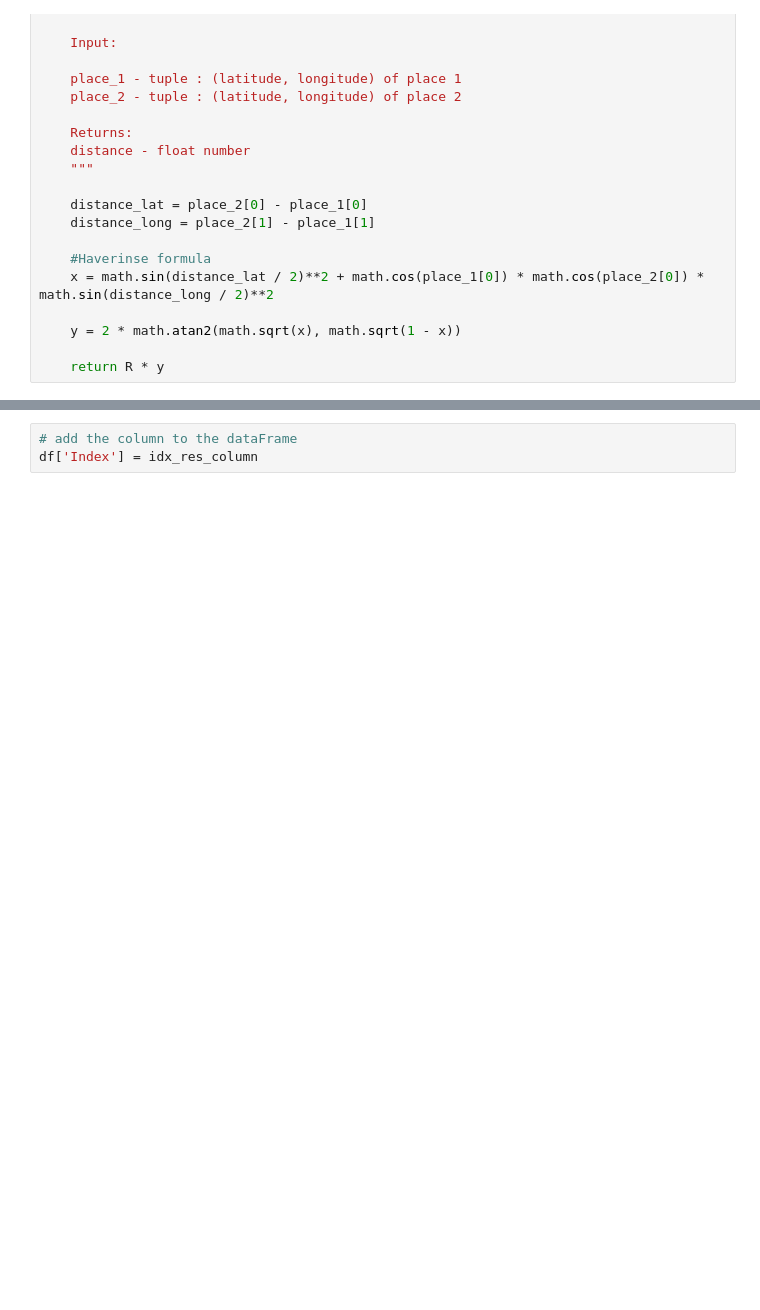
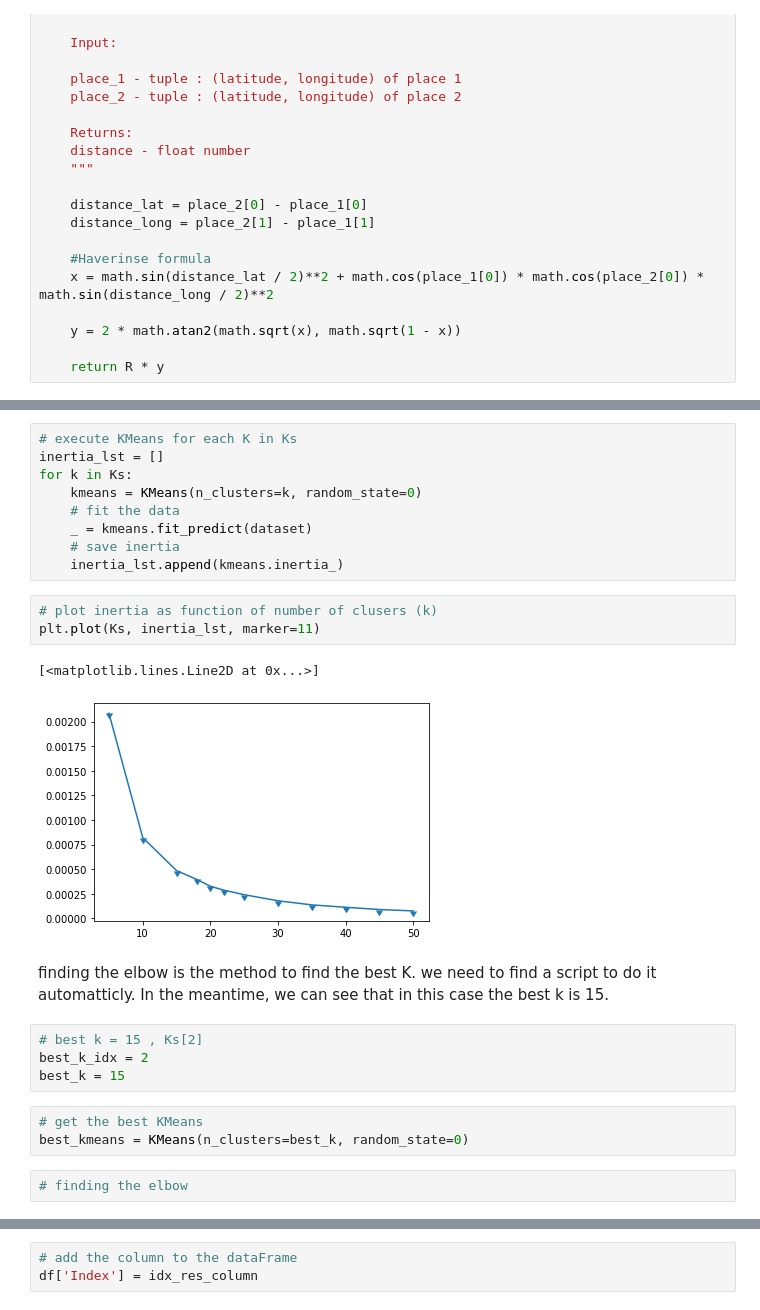
Before and after one commit to DanielFadlon/SalesForceProject, a Jupyter notebook: DY_Salesforce_project.ipynb, the cells around one changed output, grey strips where cells are left out. Drawn from its saved outputs; the diff is of its cells as text; blank space fills up the shorter version.

```diff
--- a/DY_Salesforce_project.ipynb
+++ b/DY_Salesforce_project.ipynb
@@ -94,0 +82,28 @@ array([ 2,  2,  2, ..., 13, 13, 13], dtype=int32)
+# %%
+# execute KMeans for each K in Ks
+inertia_lst = []
+for k in Ks:
+    kmeans = KMeans(n_clusters=k, random_state=0)
+    # fit the data
+    _ = kmeans.fit_predict(dataset)
+    # save inertia
+    inertia_lst.append(kmeans.inertia_)
+# %%
+# plot inertia as function of number of clusers (k)
+plt.plot(Ks, inertia_lst, marker=11)
+# %% [output]
+[<matplotlib.lines.Line2D at 0x...>]
+[figure, added]
+# %% [markdown]
+finding the elbow is the method to find the best K.
+we need to find a script to do it automatticly.
+In the meantime, we can see that in this case the best k is 15.
+# %%
+# best k = 15 , Ks[2]
+best_k_idx = 2
+best_k = 15
+# %%
+# get the best KMeans
+best_kmeans = KMeans(n_clusters=best_k, random_state=0)
+# %%
+# finding the elbow
```
Also changed, not shown: parts of 21 cells of this notebook, 1 other file.
